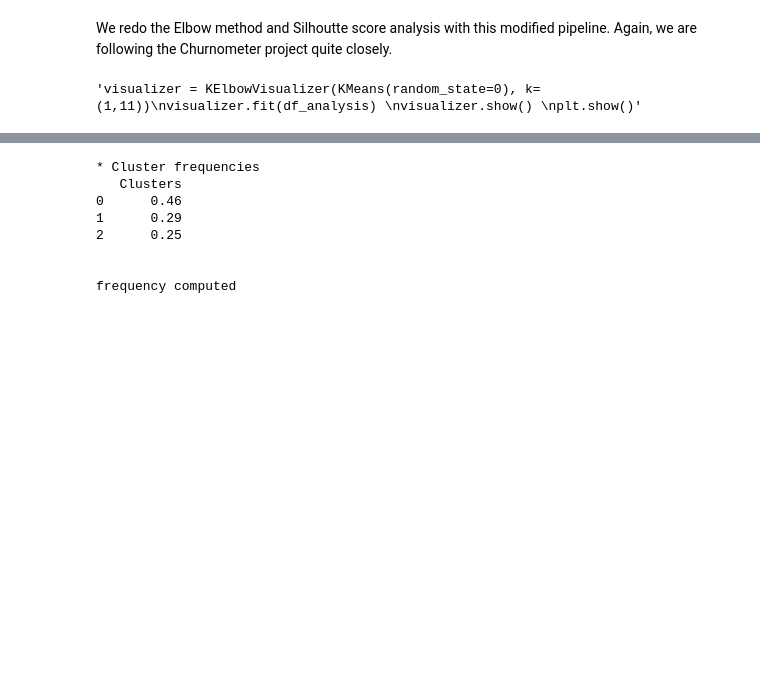
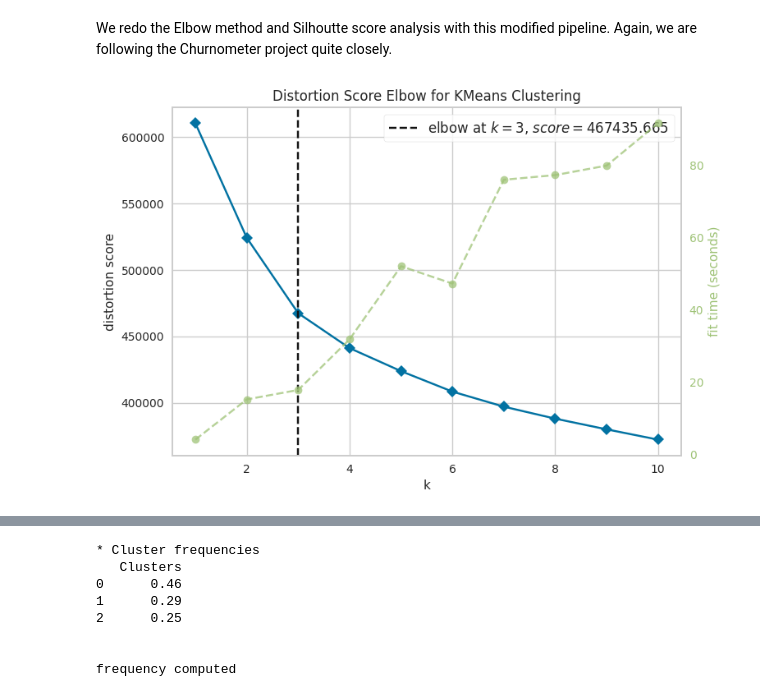
Before and after one commit to smtilson/pp5-ml-dashboard, a Jupyter notebook: jupyter_notebooks/07_Clustering.ipynb, the cells around one changed output, grey strips where cells are left out. Saved outputs shown, nothing was run; the diff lists cells and outputs as text; code cells hidden in the pictures; blank space fills up the shorter version.

```diff
--- a/jupyter_notebooks/07_Clustering.ipynb
+++ b/jupyter_notebooks/07_Clustering.ipynb
@@ -354,13 +366,13 @@ from sklearn.model_selection import train_test_split
 
 
 df = game_w_clusters.copy()
-X_train, X_test, y_train, y_test = train_test_split(
+X_TrainSet, X_TestSet, y_TrainSet, y_TestSet = train_test_split(
                     df.drop(['Clusters'], axis=1),
                     df['Clusters'], test_size=0.2,
                     random_state=42)
 
-print(X_train.shape)
-print(X_test.shape)
+print(X_TrainSet.shape)
+print(X_TestSet.shape)
 # %% [output]
 (34876, 34)
 (8719, 34)
@@ -378,7 +390,7 @@ def clf_pipe(thresh=0.7, params={}):
                                   threshold=thresh,
                                   selection_method="variance"))
                         ])
-    pipe.fit(X_train)
+    pipe.fit(X_TrainSet)
     dropping = pipe['corr_selector'].features_to_drop_
     new_assignments = { key: [val for val in value if val not in dropping]
                        for key,value in TRANSFORM_ASSIGNMENT.items()}
@@ -399,10 +411,10 @@ ada_params = {'n_estimators': 110, 'learning_rate': 1.133,
               'algorithm': 'SAMME.R'}
 # %%
 default_ada_pipe = clf_pipe()
-default_ada_pipe.fit(X_train, y_train)
+default_ada_pipe.fit(X_TrainSet, y_TrainSet)
 
 tuned_ada_pipe = clf_pipe(thresh=ada_thresh, params=ada_params)
-tuned_ada_pipe.fit(X_train, y_train)
+tuned_ada_pipe.fit(X_TrainSet, y_TrainSet)
 # %% [output]
 Pipeline(steps=[('corr_selector',
                  SmartCorrelatedSelection(selection_method='variance')),
@@ -618,9 +630,9 @@ cluster_pipe = last_cluster_pipe()
 pipeline_analysis = Pipeline(cluster_pipe.steps[:-1])
 df_analysis = pipeline_analysis.fit_transform(game_data_reduced)
 # %%
-'''visualizer = KElbowVisualizer(KMeans(random_state=0), k=(1,11))
+visualizer = KElbowVisualizer(KMeans(random_state=42), k=(1,11))
 visualizer.fit(df_analysis)
 visualizer.show()
-plt.show()'''
+plt.show()
 # %% [output]
-'visualizer = KElbowVisualizer(KMeans(random_state=0), k=(1,11))\nvisualizer.fit(df_analysis) \nvisualizer.show() \nplt.show()'
+[figure, added]
```
Also changed, not shown: parts of 30 cells of this notebook, 16 other files.
